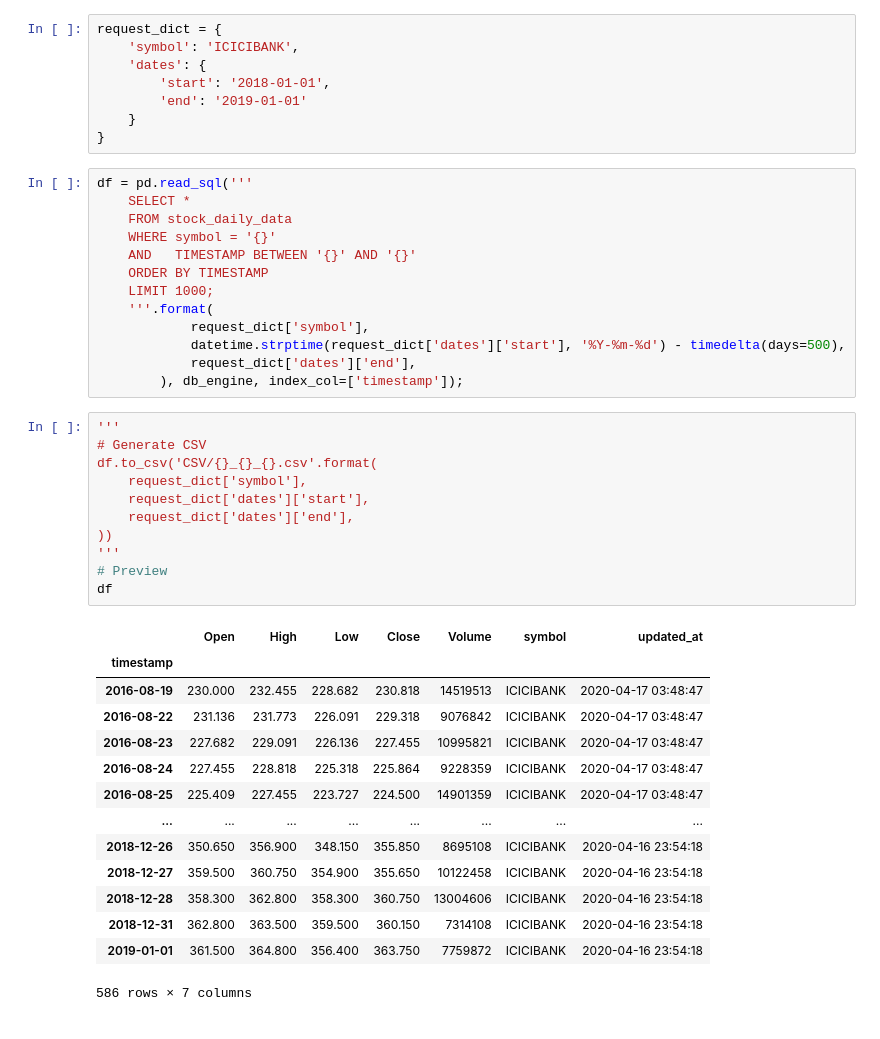
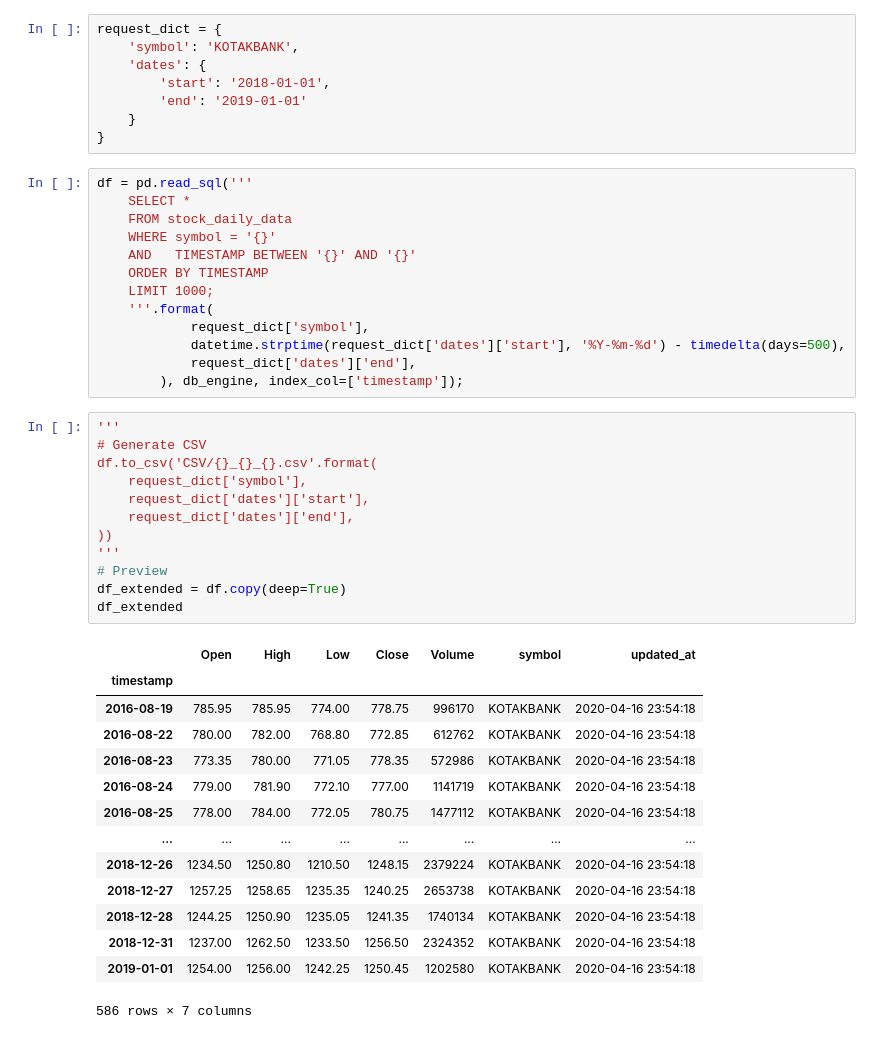
Before and after one commit to rijumone/python, a Jupyter notebook: pandas/PyAlgoTrade/TechnicalIndicators.ipynb, the cells around one changed output. Saved outputs shown, nothing was run; the diff lists cells and outputs as text.

```diff
--- a/pandas/PyAlgoTrade/TechnicalIndicators.ipynb
+++ b/pandas/PyAlgoTrade/TechnicalIndicators.ipynb
@@ -16,7 +16,7 @@ db_engine = create_engine(
     )
 # %%
 request_dict = {
-    'symbol': 'ICICIBANK',
+    'symbol': 'KOTAKBANK',
     'dates': {
         'start': '2018-01-01',
         'end': '2019-01-01'
@@ -38,28 +38,29 @@ df = pd.read_sql('''
 # %%
 '''
 # Generate CSV
 df.to_csv('CSV/{}_{}_{}.csv'.format(
     request_dict['symbol'],
     request_dict['dates']['start'],
     request_dict['dates']['end'],
 ))
 '''
 # Preview
-df
+df_extended = df.copy(deep=True)
+df_extended
 # %% [output]
 |  | Open | High | Low | Close | Volume | symbol | updated_at |
 | timestamp |  |  |  |  |  |  |  |
-| 2016-08-19 | 230.000 | 232.455 | 228.682 | 230.818 | 14519513 | ICICIBANK | 2020-04-17 03:48:47 |
-| 2016-08-22 | 231.136 | 231.773 | 226.091 | 229.318 | 9076842 | ICICIBANK | 2020-04-17 03:48:47 |
-| 2016-08-23 | 227.682 | 229.091 | 226.136 | 227.455 | 10995821 | ICICIBANK | 2020-04-17 03:48:47 |
-| 2016-08-24 | 227.455 | 228.818 | 225.318 | 225.864 | 9228359 | ICICIBANK | 2020-04-17 03:48:47 |
-| 2016-08-25 | 225.409 | 227.455 | 223.727 | 224.500 | 14901359 | ICICIBANK | 2020-04-17 03:48:47 |
+| 2016-08-19 | 785.95 | 785.95 | 774.00 | 778.75 | 996170 | KOTAKBANK | 2020-04-16 23:54:18 |
+| 2016-08-22 | 780.00 | 782.00 | 768.80 | 772.85 | 612762 | KOTAKBANK | 2020-04-16 23:54:18 |
+| 2016-08-23 | 773.35 | 780.00 | 771.05 | 778.35 | 572986 | KOTAKBANK | 2020-04-16 23:54:18 |
+| 2016-08-24 | 779.00 | 781.90 | 772.10 | 777.00 | 1141719 | KOTAKBANK | 2020-04-16 23:54:18 |
+| 2016-08-25 | 778.00 | 784.00 | 772.05 | 780.75 | 1477112 | KOTAKBANK | 2020-04-16 23:54:18 |
 | ... | ... | ... | ... | ... | ... | ... | ... |
-| 2018-12-26 | 350.650 | 356.900 | 348.150 | 355.850 | 8695108 | ICICIBANK | 2020-04-16 23:54:18 |
-| 2018-12-27 | 359.500 | 360.750 | 354.900 | 355.650 | 10122458 | ICICIBANK | 2020-04-16 23:54:18 |
-| 2018-12-28 | 358.300 | 362.800 | 358.300 | 360.750 | 13004606 | ICICIBANK | 2020-04-16 23:54:18 |
-| 2018-12-31 | 362.800 | 363.500 | 359.500 | 360.150 | 7314108 | ICICIBANK | 2020-04-16 23:54:18 |
-| 2019-01-01 | 361.500 | 364.800 | 356.400 | 363.750 | 7759872 | ICICIBANK | 2020-04-16 23:54:18 |
+| 2018-12-26 | 1234.50 | 1250.80 | 1210.50 | 1248.15 | 2379224 | KOTAKBANK | 2020-04-16 23:54:18 |
+| 2018-12-27 | 1257.25 | 1258.65 | 1235.35 | 1240.25 | 2653738 | KOTAKBANK | 2020-04-16 23:54:18 |
+| 2018-12-28 | 1244.25 | 1250.90 | 1235.05 | 1241.35 | 1740134 | KOTAKBANK | 2020-04-16 23:54:18 |
+| 2018-12-31 | 1237.00 | 1262.50 | 1233.50 | 1256.50 | 2324352 | KOTAKBANK | 2020-04-16 23:54:18 |
+| 2019-01-01 | 1254.00 | 1256.00 | 1242.25 | 1250.45 | 1202580 | KOTAKBANK | 2020-04-16 23:54:18 |
 586 rows × 7 columns
 # %%
 # calculating indicators now
```
Also changed, not shown: parts of 6 cells of this notebook.
